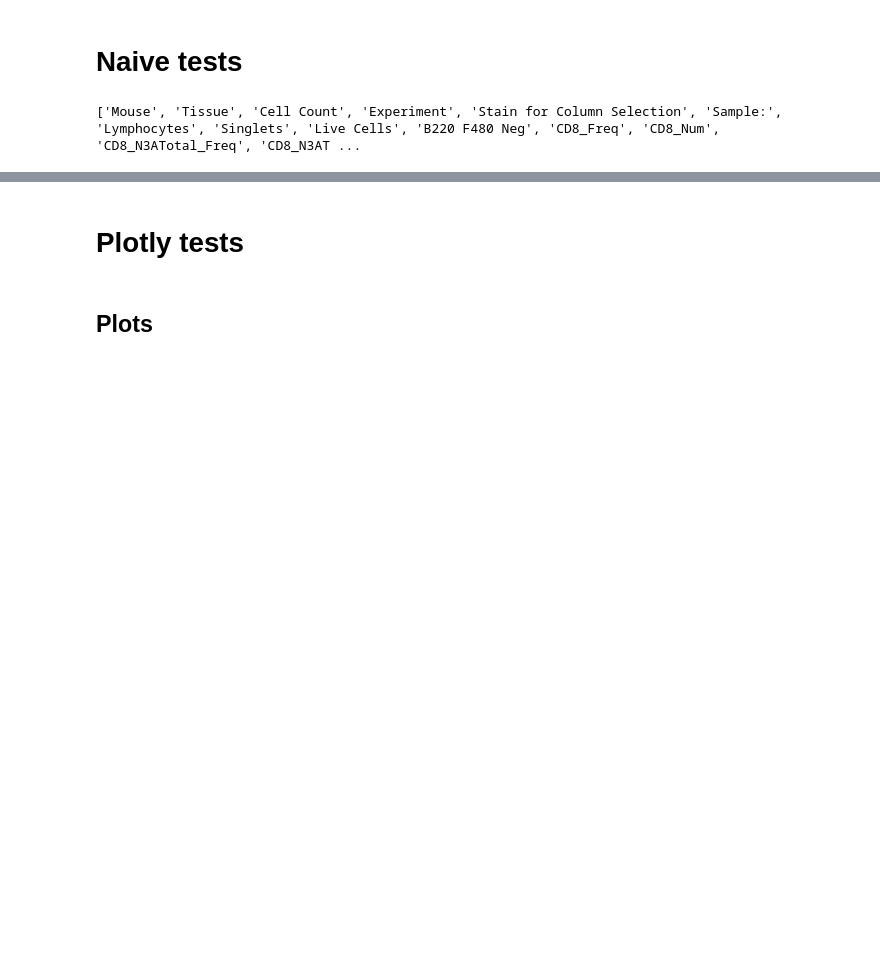
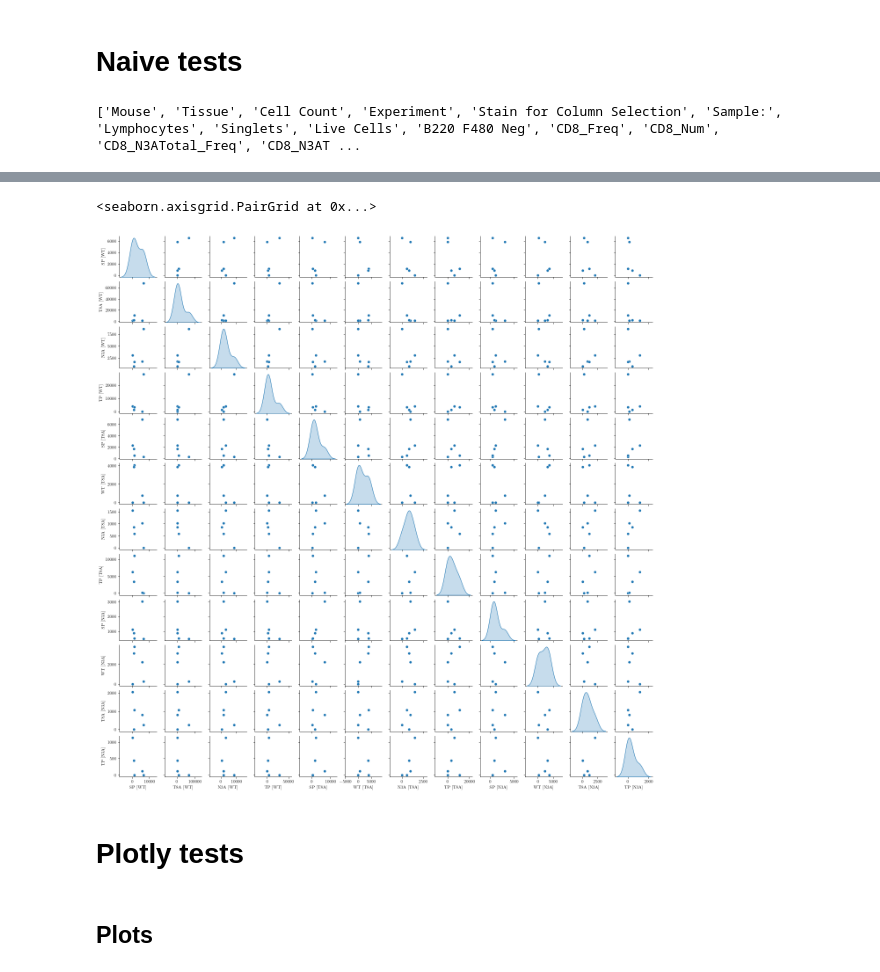
Before and after one commit to WolfDanny/IAV_analysis, a Jupyter notebook: Figures.ipynb, the cells around one changed output, grey strips where cells are left out. Cells and saved outputs as stored; diff of their text form; code cells hidden in the pictures; blank space fills up the shorter version.

Commit message:
Naive correlations
Included functions to generate naive population pair plots with correction for multiple comparisons.

```diff
--- a/Figures.ipynb
+++ b/Figures.ipynb
@@ -370,0 +483,4 @@ fa.venn_plots(
+# %%
+combined_naive_data = fa.combine_naive_data(
+    [naive_wt_data, naive_t8a_data, naive_n3a_data]
+)
@@ -370,0 +505,22 @@ fa.venn_plots(
+# %%
+naive_column_names = [
+    "SP [WT]",
+    "T8A [WT]",
+    "N3A [WT]",
+    "TP [WT]",
+    "SP [T8A]",
+    "WT [T8A]",
+    "N3A [T8A]",
+    "TP [T8A]",
+    "SP [N3A]",
+    "WT [N3A]",
+    "T8A [N3A]",
+    "TP [N3A]",
+]
+
+statsDF = fa.stats_dataframe(combined_naive_data, naive_column_names)
+# %%
+sns.pairplot(statsDF, diag_kind="kde", height=1.5)
+# %% [output]
+<seaborn.axisgrid.PairGrid at 0x...>
+[figure, added]
```
Also changed, not shown: parts of 19 cells of this notebook, 10 other files.
